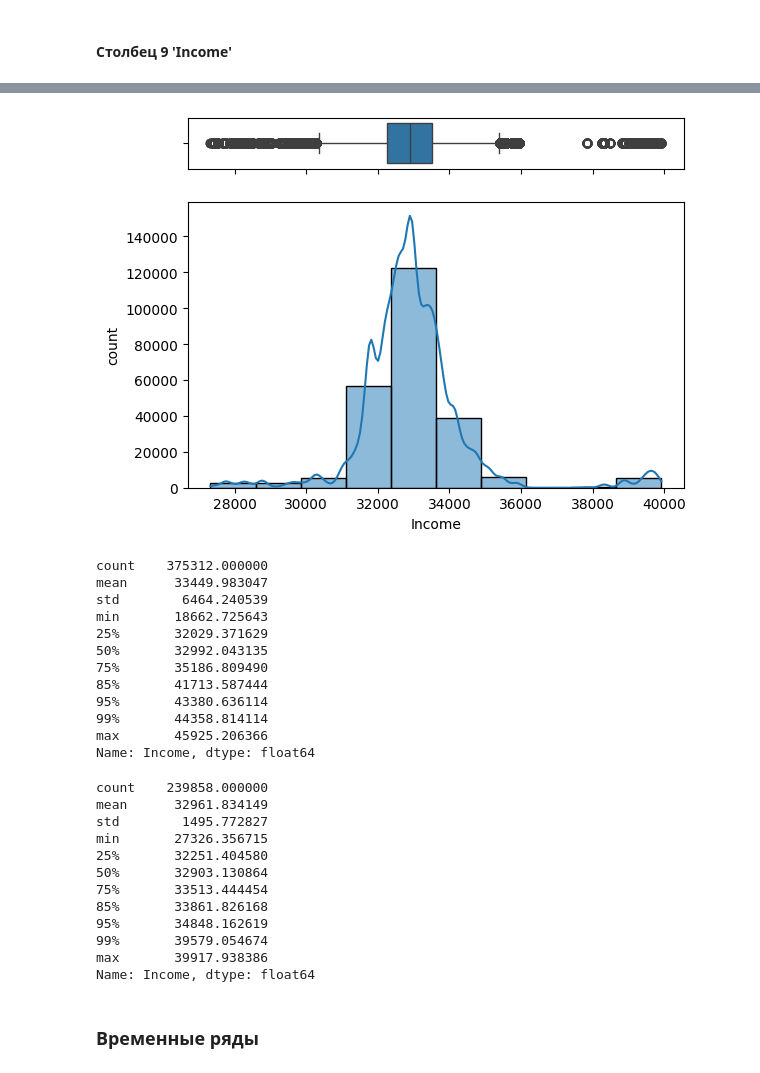
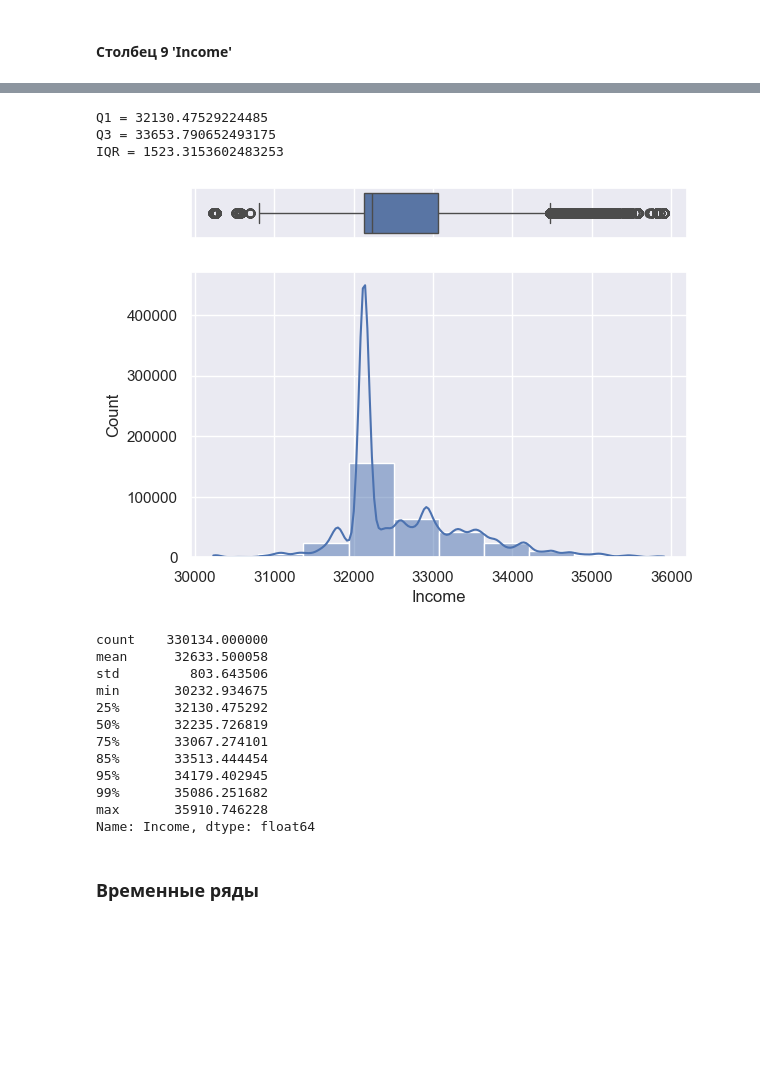
Before and after one commit to sashareva/Preparation-and-cleaning-EDA-Cohort-analysis-RFM-analysis, a Jupyter notebook: Подготовка и очистка, EDA, когортный анализ, RFM анализ.ipynb, the cells around one changed output, grey strips where cells are left out. Saved outputs shown, nothing was run; the diff lists cells and outputs as text; code cells hidden in the pictures; blank space fills up the shorter version.

```diff
--- a/Подготовка и очистка, EDA, когортный анализ, RFM анализ.ipynb
+++ b/Подготовка и очистка, EDA, когортный анализ, RFM анализ.ipynb
@@ -309,0 +278,3 @@ plt.show()
+# %%
+# Удалим значения метрики 'Quantity' ниже 0.95 перцентиля
+df = df[(df.Quantity <= df.Quantity.quantile(.95))]
@@ -326,6 +327,3 @@ min      -11062.060000
 max       13541.330000
 Name: UnitPrice, dtype: float64
-# %%
-# Удаление записей с нулевой ценой за единицу товара (UnitPrice = 0)
-df = df[df['UnitPrice'] != 0.0]
 # %%
@@ -392,3 +365,6 @@ plt.show()
+# %%
+# Удалим значения метрики 'UnitPrice' ниже 0.95 перцентиля
+df = df[(df.UnitPrice < df.UnitPrice.quantile(.95))]
 # %%
 df.UnitPrice.describe(percentiles = [0.25, 0.5, 0.75, 0.85,0.95, 0.99])
 # %% [output]
@@ -489,0 +447,3 @@ Name: proportion, dtype: float64
+# %%
+# Удалим значения метрики 'Age' ниже 0.99 перцентиля
+df = df[(df.Age <= df.Age.quantile(.95))]
@@ -553,58 +524,41 @@ plt.show()
 # %%
-Q1i =  df['Income'].quantile(0.25)   # q_low
-Q3i = df['Income'].quantile(0.75)    # q_high
-IQRi = Q3i - Q1i                         # q_range
-lower = Q1i - 1.5 * IQRi
-upper = Q3i + 1.5 * IQRi
-df_IQRi = df[(df['Income'] >= lower) & (df['Income'] <= upper)]
+Q1 = df['Income'].quantile(0.25)
+Q3 = df['Income'].quantile(0.75)
+IQR = Q3 - Q1
+print('Q1 =', Q1)
+print('Q3 =', Q3)
+print('IQR =', IQR)
 
+df = df[(df['Income'] < Q3 + 1.5 * IQR) & (df['Income'] > Q1 - 1.5 * IQR)]
 fig, (ax_box, ax_hist) = plt.subplots(2, # две строки в сетке подграфиков,
                                     sharex = True, # единая шкала по оси x и
                                     gridspec_kw = {'height_ratios': (.15, .85)}) # пропорция 15/85 по высоте
 
-# затем создадим графики, указав через параметр ax в какой подграфик поместить каждый из них
-sns.boxplot(x = df_IQRi['Income'], ax = ax_box)
-sns.histplot(data = df_IQRi, x = 'Income', ax = ax_hist, bins = 10, kde = True)
-
-# добавим подписи к каждому из графиков через метод .set()
-ax_box.set(xlabel = '') # пустые кавычки удаляют подпись (!)
-ax_hist.set(xlabel = 'Income')
-ax_hist.set(ylabel = 'count')
+sns.boxplot(x = df['Income'], ax = ax_box)
+sns.histplot(data = df, x = 'Income', ax = ax_hist, bins = 10, kde = True)
 
 # выведем результат
 plt.show()
 # %% [output]
+Q1 = 32130.47529224485
+Q3 = 33653.790652493175
+IQR = 1523.3153602483253
-[figure, old version]
+[figure, new version]
 # %%
 df.Income.describe(percentiles = [0.25, 0.5, 0.75, 0.85,0.95, 0.99])
 # %% [output]
-count    375312.000000
-mean      33449.983047
-std        6464.240539
-min       18662.725643
-25%       32029.371629
-50%       32992.043135
-75%       35186.809490
-85%       41713.587444
-95%       43380.636114
-99%       44358.814114
-max       45925.206366
+count    330134.000000
+mean      32633.500058
+std         803.643506
+min       30232.934675
+25%       32130.475292
+50%       32235.726819
+75%       33067.274101
+85%       33513.444454
+95%       34179.402945
+99%       35086.251682
+max       35910.746228
 Name: Income, dtype: float64
-# %%
-df_IQRi.Income.describe(percentiles = [0.25, 0.5, 0.75, 0.85,0.95, 0.99])
-# %% [output]
-count    239858.000000
-mean      32961.834149
-std        1495.772827
-min       27326.356715
-25%       32251.404580
-50%       32903.130864
-75%       33513.444454
-85%       33861.826168
-95%       34848.162619
-99%       39579.054674
-max       39917.938386
-Name: Income, dtype: float64
 # %% [markdown]
 ### Временные ряды
 # %% [markdown]
```
Also changed, not shown: parts of 81 cells of this notebook.
